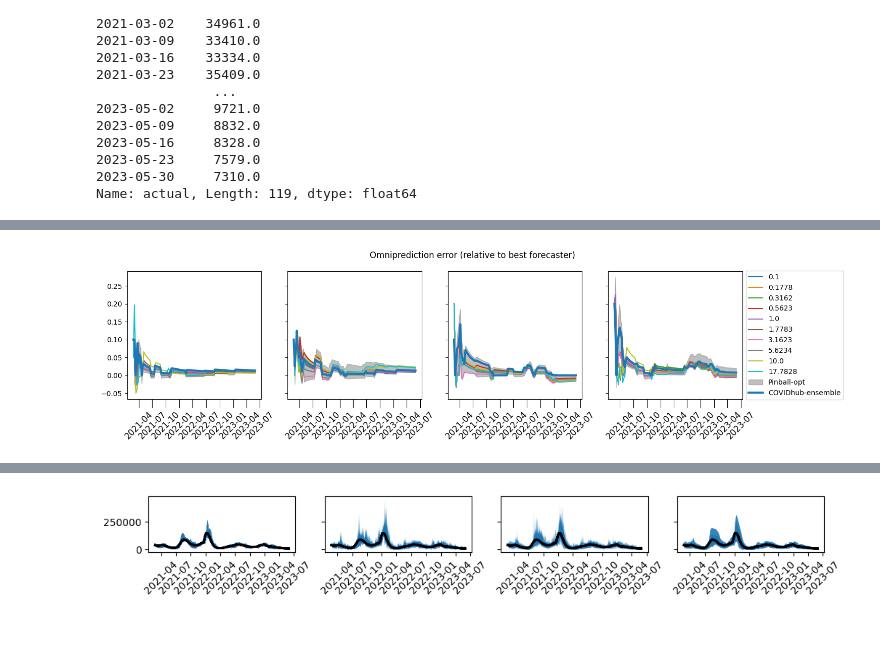
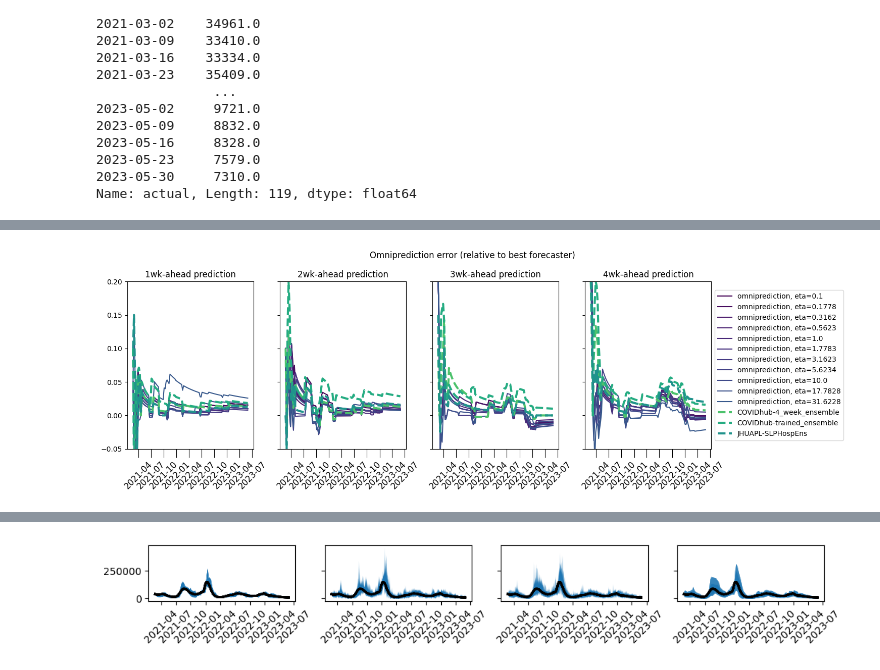
Before and after one commit to hysk79/omni-quantile, a Jupyter notebook: src/covid_hosp_weekly_v2.ipynb, the cells around one changed output, grey strips where cells are left out. Drawn from its saved outputs; the diff is of its cells as text; code cells hidden in the pictures; blank space fills up the shorter version.

```diff
--- a/src/covid_hosp_weekly_v2.ipynb
+++ b/src/covid_hosp_weekly_v2.ipynb
@@ -84,6 +89,5 @@ for w in range(1,5):
         # omni_result = OmniResult(results)
         pickle.dump(results, open(f"{SAVE_DIR}/results_{exp_name}.pkl", 'wb'))
         # pickle.dump(omni_result, open(f"{SAVE_DIR}/postprocessed_{exp_name}.pkl", 'wb'))
-    break
 # %% [output]
 Running wk1...
@@ -122,0 +151,16 @@ for i, eta_mult in enumerate(eta_list):
+# %%
+for w in range(1, 5):
+    exp_name = exp_name_string_v2(w, 1.0)
+    results = pickle.load(open(f"{SAVE_DIR}/results_{exp_name}.pkl", 'rb'))
+    ens_names = ['COVIDhub-4_week_ensemble', 'COVIDhub-trained_ensemble', 'JHUAPL-SLPHospEns']
+    ens_indices = []
+    for name in ens_names:
+        indices = np.where(np.array(results['forecaster_names']) == name)[0][0]
+        ens_indices.append(indices)
+        print(f"Indices for {name}: {indices}")
+
+    ens_preds_history = results['forecasters_preds_history'][:, :, ens_indices]
+    ens_score_trace = results['forecasters_score_trace'][:, ens_indices]
+
+    ens_d = {'ens_preds_history': ens_preds_history, 'ens_score_trace': ens_score_trace, 'ens_names': ens_names}
+    pickle.dump(ens_d, open(f"../results/{SAVE_DIR}/wk{w}_ens_results.pkl", 'wb'))
@@ -123,40 +180,44 @@ for i, eta_mult in enumerate(eta_list):
 # %%
 dates_list = pd.to_datetime(d['dates_list'])
 T = len(dates_list)
 
 def exp_name_string_ql_pb(w, eta, round_Y_F, suffix=''):
     return f"wk{w}_eta{decimal_to_str(eta)}{'_orig' if not round_Y_F else ''}{suffix}"
 
-
-fig, ax = plt.subplots(1, 4, figsize=(15, 4), sharey='row')
+ens_colors = [color_func(40,35), color_func(40,30), color_func(40, 25)]
+fig, ax = plt.subplots(1, 4, figsize=(15, 5), sharey='row')
 for w in range(1,5):
+    ens_results = pickle.load(open(f"../results/{SAVE_DIR}/wk{w}_ens_results.pkl", 'rb'))
     pinball_omni_trace_min_max = np.array([[np.inf]*T, [-np.inf]*T])
-    for eta_mult in eta_list[:-1]:
-        exp_name = exp_name_string_v2(w, eta_mult)
+    for ie, eta_mult in enumerate(eta_list):
+        exp_name = exp_name_string_v2(w, eta_mult, '_noens')
         results = pickle.load(open(f"{SAVE_DIR}/results_{exp_name}.pkl", 'rb'))
 
         bfst = results['best_forecaster_score_trace']
         omni_rel_trace = (results['omni_score_trace'] - bfst)
-        ax[w-1].plot(dates_list, omni_rel_trace, label=eta_mult)
+        ax[w-1].plot(dates_list, omni_rel_trace, color=color_func(30, ie), label=f'omniprediction, eta={eta_mult}')
 
-        ens_omni_rel_trace = (results['forecasters_score_trace'][:,2] - bfst)
+    for eix, e_name in enumerate(ens_results['ens_names']):
+        ens_omni_rel_trace = (ens_results['ens_score_trace'][:,eix] - bfst)
+        ax[w-1].plot(dates_list, ens_omni_rel_trace, linewidth=3, color=ens_colors[eix], linestyle='--', label=e_name)
 
-    for eta_mult in np.round(np.power(10, np.arange(-1, 3.6, 0.25)), 4):
-        results = pickle.load(open(f"../results/hosp0315_weekly_ql_pb/results_{exp_name_string_ql_pb(w, eta_mult, True)}.pkl", 'rb'))
-        pinball_omni_trace_min_max[0] = np.minimum(pinball_omni_trace_min_max[0], results['pinball_omni_score_trace']-bfst)
-        pinball_omni_trace_min_max[1] = np.maximum(pinball_omni_trace_min_max[1], results['pinball_omni_score_trace']-bfst)
+    # for eta_mult in np.round(np.power(10, np.arange(-1, 3.6, 0.25)), 4):
+    #     results = pickle.load(open(f"../results/hosp0315_weekly_ql_pb/results_{exp_name_string_ql_pb(w, eta_mult, True)}.pkl", 'rb'))
+    #     pinball_omni_trace_min_max[0] = np.minimum(pinball_omni_trace_min_max[0], results['pinball_omni_score_trace']-bfst)
+    #     pinball_omni_trace_min_max[1] = np.maximum(pinball_omni_trace_min_max[1], results['pinball_omni_score_trace']-bfst)
 
-    ax[w-1].fill_between(dates_list, pinball_omni_trace_min_max[0], pinball_omni_trace_min_max[1], color='gray', alpha=0.5, label='Pinball-opt')
+    # ax[w-1].fill_between(dates_list, pinball_omni_trace_min_max[0], pinball_omni_trace_min_max[1], color='gray', alpha=0.5, label='Pinball-opt')
 
+    ax[w-1].set_ylim(-0.05, 0.2)
 
-    ax[w-1].plot(dates_list, ens_omni_rel_trace, linewidth=3, label='COVIDhub-ensemble')
     # ax[w-1].set_ylim(-0.05, 0.2)
     ax[w-1].tick_params(axis='x', labelrotation=45, labelsize=12, size=12)
     if w == 4:
         ax[w-1].legend(loc='center left', bbox_to_anchor=(1, 0.5))
+    ax[w-1].set_title(f'{w}wk-ahead prediction')
 
 fig.suptitle('Omniprediction error (relative to best forecaster)')
 fig.tight_layout()
 plt.show()
 # %% [output]
-[figure, old version]
+[figure, new version]
```
Also changed, not shown: parts of 10 cells of this notebook, 11 other files.
